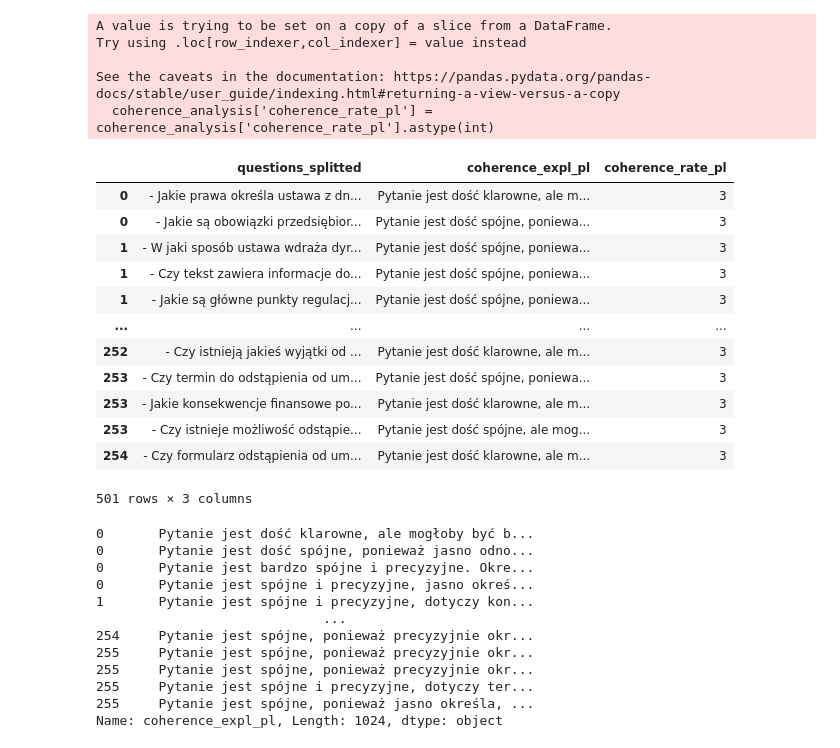
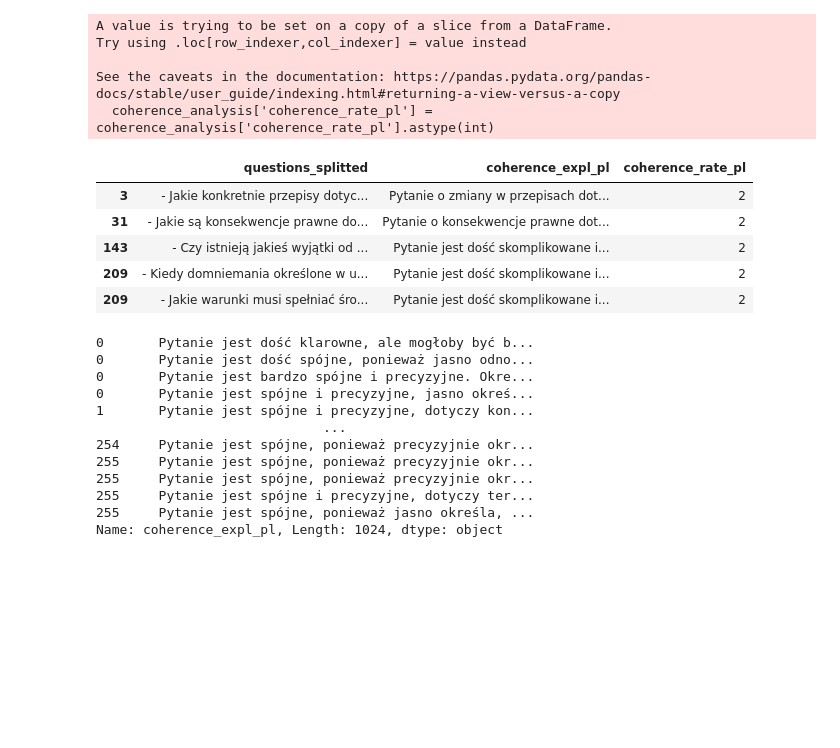
Before and after one commit to witold87/llm-bielik-ft-legal, a Jupyter notebook: src/data.ipynb, the cells around one changed output. Cells and saved outputs as stored; diff of their text form; code cells hidden in the pictures; blank space fills up the shorter version.

```diff
--- a/src/data.ipynb
+++ b/src/data.ipynb
@@ -40,7 +41,8 @@ _ = load_dotenv(find_dotenv())
 # %%
 splitter = RecursiveCharacterTextSplitter(chunk_size=512, chunk_overlap=120)
 # %%
-path = 'data/ustawa_nr_1.pdf'
+# path = 'data/ustawa_nr_1.pdf'
+path = 'data/dyrektywa_CSRD.pdf'
 
 all_data = pymupdf.open(path)
 # %%
@@ -422,21 +434,14 @@ Try using .loc[row_indexer,col_indexer] = value instead
 See the caveats in the documentation: https://pandas.pydata.org/pandas-docs/stable/user_guide/indexing.html#returning-a-view-versus-a-copy
   coherence_analysis['coherence_rate_pl'] = coherence_analysis['coherence_rate_pl'].astype(int)
 # %%
-coherence_analysis[coherence_analysis['coherence_rate_pl'] == 3]
+coherence_analysis[coherence_analysis['coherence_rate_pl'] == 2]
 # %% [output]
 |  | questions_splitted | coherence_expl_pl | coherence_rate_pl |
-| 0 | - Jakie prawa określa ustawa z dn... | Pytanie jest dość klarowne, ale m... | 3 |
-| 0 | - Jakie są obowiązki przedsiębior... | Pytanie jest dość spójne, poniewa... | 3 |
-| 1 | - W jaki sposób ustawa wdraża dyr... | Pytanie jest dość spójne, poniewa... | 3 |
-| 1 | - Czy tekst zawiera informacje do... | Pytanie jest dość spójne, poniewa... | 3 |
-| 1 | - Jakie są główne punkty regulacj... | Pytanie jest dość spójne, poniewa... | 3 |
-| ... | ... | ... | ... |
-| 252 | - Czy istnieją jakieś wyjątki od ... | Pytanie jest dość klarowne, ale m... | 3 |
-| 253 | - Czy termin do odstąpienia od um... | Pytanie jest dość spójne, poniewa... | 3 |
-| 253 | - Jakie konsekwencje finansowe po... | Pytanie jest dość klarowne, ale m... | 3 |
-| 253 | - Czy istnieje możliwość odstąpie... | Pytanie jest dość spójne, ale mog... | 3 |
-| 254 | - Czy formularz odstąpienia od um... | Pytanie jest dość klarowne, ale m... | 3 |
+| 3 | - Jakie konkretnie przepisy dotyc... | Pytanie o zmiany w przepisach dot... | 2 |
+| 31 | - Jakie są konsekwencje prawne do... | Pytanie o konsekwencje prawne dot... | 2 |
+| 143 | - Czy istnieją jakieś wyjątki od ... | Pytanie jest dość skomplikowane i... | 2 |
+| 209 | - Kiedy domniemania określone w u... | Pytanie jest dość skomplikowane i... | 2 |
+| 209 | - Jakie warunki musi spełniać śro... | Pytanie jest dość skomplikowane i... | 2 |
-501 rows × 3 columns
 # %%
 coherence_analysis['coherence_expl_pl']
 # %% [output]
```
Also changed, not shown: parts of 5 cells of this notebook.
